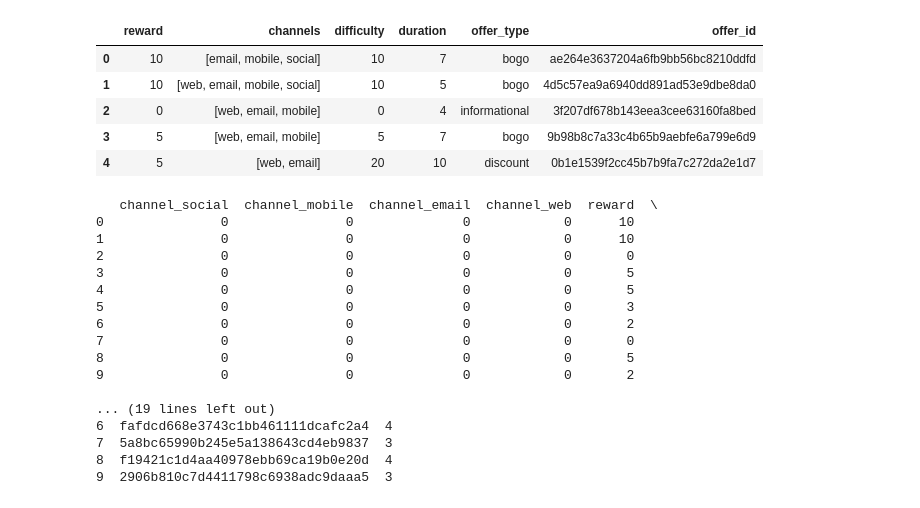
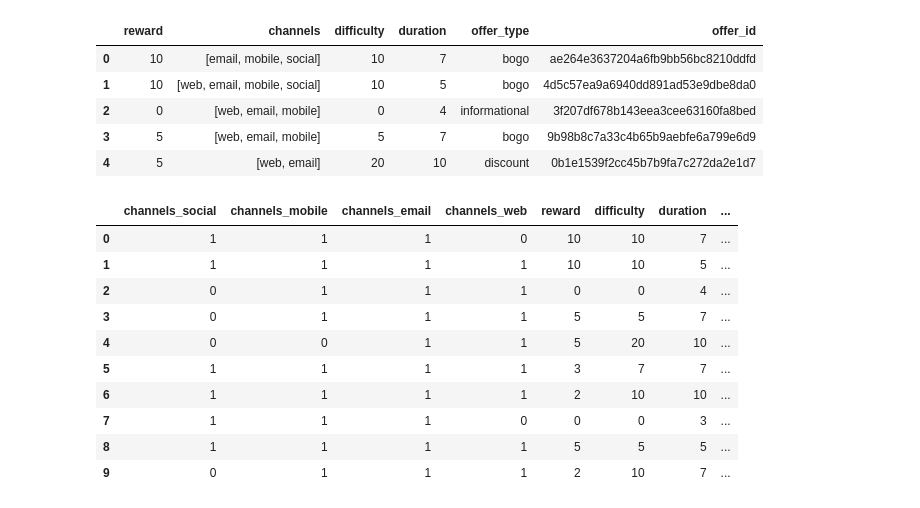
Before and after one commit to vb100/Starbucks-Capstone-Project, a Jupyter notebook: Starbucks_Capstone_notebook.ipynb, the cells around one changed output. Drawn from its saved outputs; the diff is of its cells as text; code cells hidden in the pictures.

Commit message:
Create function for dummies

```diff
--- a/Starbucks_Capstone_notebook.ipynb
+++ b/Starbucks_Capstone_notebook.ipynb
@@ -500,46 +500,18 @@ portfolio.head()
 | 2 | 0 | [web, email, mobile] | 0 | 4 | informational | 3f207df678b143eea3cee63160fa8bed |
 | 3 | 5 | [web, email, mobile] | 5 | 7 | bogo | 9b98b8c7a33c4b65b9aebfe6a799e6d9 |
 | 4 | 5 | [web, email] | 20 | 10 | discount | 0b1e1539f2cc45b7b9fa7c272da2e1d7 |
-# %%
-# Convert channels values to dummy variables
-def lenght_list(x):
-    return len(x)
-
-
-def assign_dummies_keys(data_origin):
-    data = data_origin.copy()
-    # Find what is the maximum number of dummies could be
-    number_of_dummies = np.max(data['channels'].apply(lenght_list))
-
-    # First the first row with the highest number of values in list
-    data['L'] = data['channels'].apply(lenght_list)
-    longest_list = list(data[data['L']==number_of_dummies].head(1)['channels'])[0]
-    new_columns = longest_list
-
-    added_columns = []
-    for this_new_column in new_columns:
-        new_column_name = f'channel_{this_new_column}'
-        data.insert(0, new_column_name, 0)
-        added_columns.append(new_column_name)
-
-    print(data)
-
-assign_dummies_keys(portfolio)
-# %% [output]
-   channel_social  channel_mobile  channel_email  channel_web  reward  \
-0               0               0              0            0      10
-1               0               0              0            0      10
-2               0               0              0            0       0
-3               0               0              0            0       5
-4               0               0              0            0       5
-5               0               0              0            0       3
-6               0               0              0            0       2
-7               0               0              0            0       0
-8               0               0              0            0       5
-9               0               0              0            0       2
-
-... (19 lines left out)
-6  fafdcd668e3743c1bb461111dcafc2a4  4
-7  5a8bc65990b245e5a138643cd4eb9837  3
-8  f19421c1d4aa40978ebb69ca19b0e20d  4
-9  2906b810c7d4411798c6938adc9daaa5  3
+# %%
+portfolio = assign_dummies_keys(portfolio, 'channels')
+portfolio
+# %% [output]
+|  | channels_social | channels_mobile | channels_email | channels_web | reward | difficulty | duration | ... |
+| 0 | 1 | 1 | 1 | 0 | 10 | 10 | 7 | ... |
+| 1 | 1 | 1 | 1 | 1 | 10 | 10 | 5 | ... |
+| 2 | 0 | 1 | 1 | 1 | 0 | 0 | 4 | ... |
+| 3 | 0 | 1 | 1 | 1 | 5 | 5 | 7 | ... |
+| 4 | 0 | 0 | 1 | 1 | 5 | 20 | 10 | ... |
+| 5 | 1 | 1 | 1 | 1 | 3 | 7 | 7 | ... |
+| 6 | 1 | 1 | 1 | 1 | 2 | 10 | 10 | ... |
+| 7 | 1 | 1 | 1 | 0 | 0 | 0 | 3 | ... |
+| 8 | 1 | 1 | 1 | 1 | 5 | 5 | 5 | ... |
+| 9 | 0 | 1 | 1 | 1 | 2 | 10 | 7 | ... |
```
Also changed, not shown: 1 other file.
